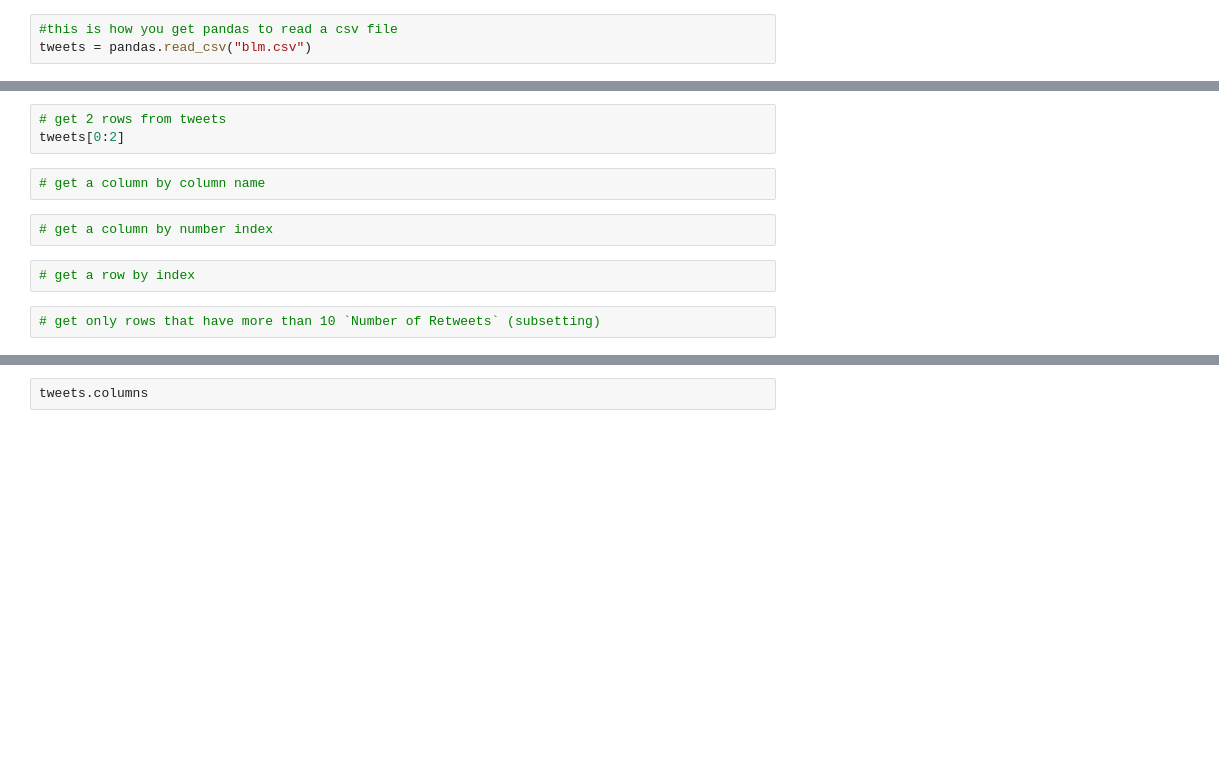
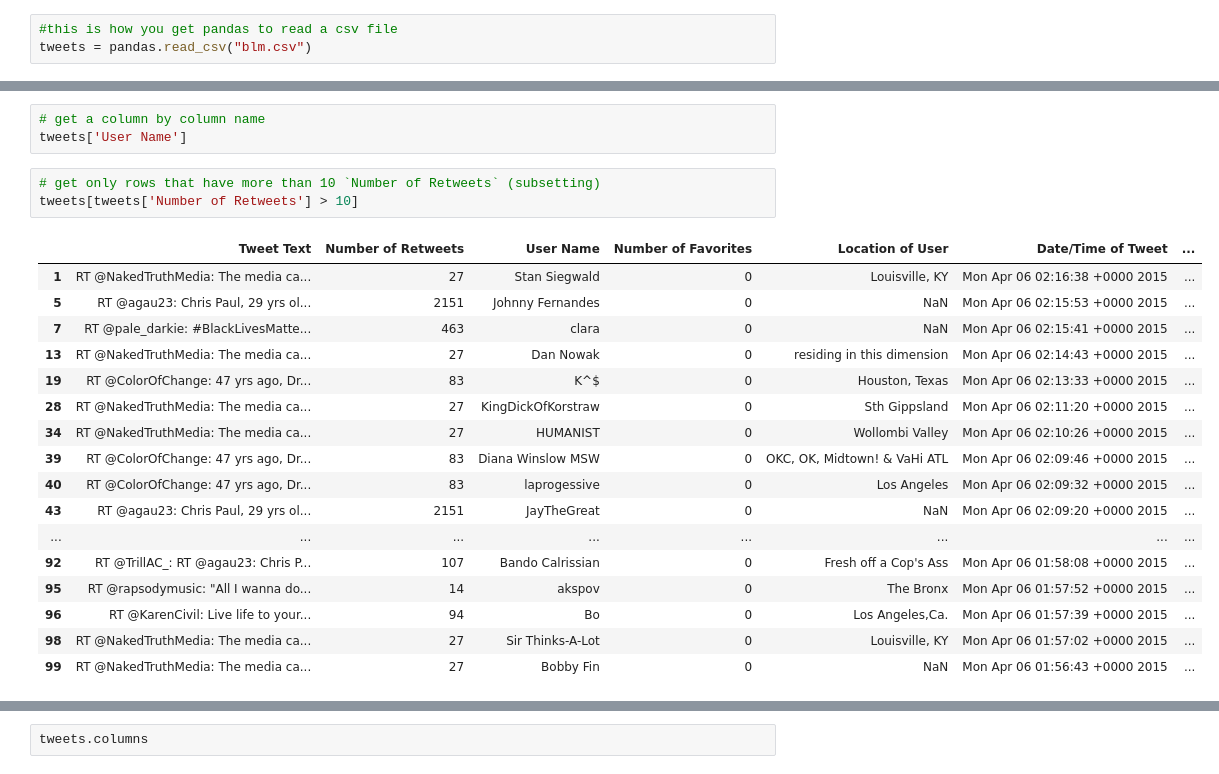
Before and after one commit to sanajaved7/twitter-api-project, a Jupyter notebook: tweet_analysis.ipynb, the cells around one changed output, grey strips where cells are left out. Saved outputs shown, nothing was run; the diff lists cells and outputs as text; blank space fills up the shorter version.

```diff
--- a/tweet_analysis.ipynb
+++ b/tweet_analysis.ipynb
@@ -16,13 +51,26 @@ tweets[0:1]
-# %%
-# get 2 rows from tweets
-tweets[0:2]
 # %%
 # get a column by column name
+tweets['User Name']
-# %%
-# get a column by number index
-# %%
-# get a row by index
 # %%
 # get only rows that have more than 10 `Number of Retweets` (subsetting)
+tweets[tweets['Number of Retweets'] > 10]
+# %% [output]
+|  | Tweet Text | Number of Retweets | User Name | Number of Favorites | Location of User | Date/Time of Tweet | ... |
+| 1 | RT @NakedTruthMedia: The media ca... | 27 | Stan Siegwald | 0 | Louisville, KY | Mon Apr 06 02:16:38 +0000 2015 | ... |
+| 5 | RT @agau23: Chris Paul, 29 yrs ol... | 2151 | Johnny Fernandes | 0 | NaN | Mon Apr 06 02:15:53 +0000 2015 | ... |
+| 7 | RT @pale_darkie: #BlackLivesMatte... | 463 | clara | 0 | NaN | Mon Apr 06 02:15:41 +0000 2015 | ... |
+| 13 | RT @NakedTruthMedia: The media ca... | 27 | Dan Nowak | 0 | residing in this dimension | Mon Apr 06 02:14:43 +0000 2015 | ... |
+| 19 | RT @ColorOfChange: 47 yrs ago, Dr... | 83 | K^$ | 0 | Houston, Texas | Mon Apr 06 02:13:33 +0000 2015 | ... |
+| 28 | RT @NakedTruthMedia: The media ca... | 27 | KingDickOfKorstraw | 0 | Sth Gippsland | Mon Apr 06 02:11:20 +0000 2015 | ... |
+| 34 | RT @NakedTruthMedia: The media ca... | 27 | HUMANIST | 0 | Wollombi Valley | Mon Apr 06 02:10:26 +0000 2015 | ... |
+| 39 | RT @ColorOfChange: 47 yrs ago, Dr... | 83 | Diana Winslow MSW | 0 | OKC, OK, Midtown! & VaHi ATL | Mon Apr 06 02:09:46 +0000 2015 | ... |
+| 40 | RT @ColorOfChange: 47 yrs ago, Dr... | 83 | laprogessive | 0 | Los Angeles | Mon Apr 06 02:09:32 +0000 2015 | ... |
+| 43 | RT @agau23: Chris Paul, 29 yrs ol... | 2151 | JayTheGreat | 0 | NaN | Mon Apr 06 02:09:20 +0000 2015 | ... |
+| ... | ... | ... | ... | ... | ... | ... | ... |
+| 92 | RT @TrillAC_: RT @agau23: Chris P... | 107 | Bando Calrissian | 0 | Fresh off a Cop's Ass | Mon Apr 06 01:58:08 +0000 2015 | ... |
+| 95 | RT @rapsodymusic: "All I wanna do... | 14 | akspov | 0 | The Bronx | Mon Apr 06 01:57:52 +0000 2015 | ... |
+| 96 | RT @KarenCivil: Live life to your... | 94 | Bo | 0 | Los Angeles,Ca. | Mon Apr 06 01:57:39 +0000 2015 | ... |
+| 98 | RT @NakedTruthMedia: The media ca... | 27 | Sir Thinks-A-Lot | 0 | Louisville, KY | Mon Apr 06 01:57:02 +0000 2015 | ... |
+| 99 | RT @NakedTruthMedia: The media ca... | 27 | Bobby Fin | 0 | NaN | Mon Apr 06 01:56:43 +0000 2015 | ... |
 # %%
 # get only rows that are RTs (subsetting)
```
Also changed, not shown: parts of 17 cells of this notebook.
